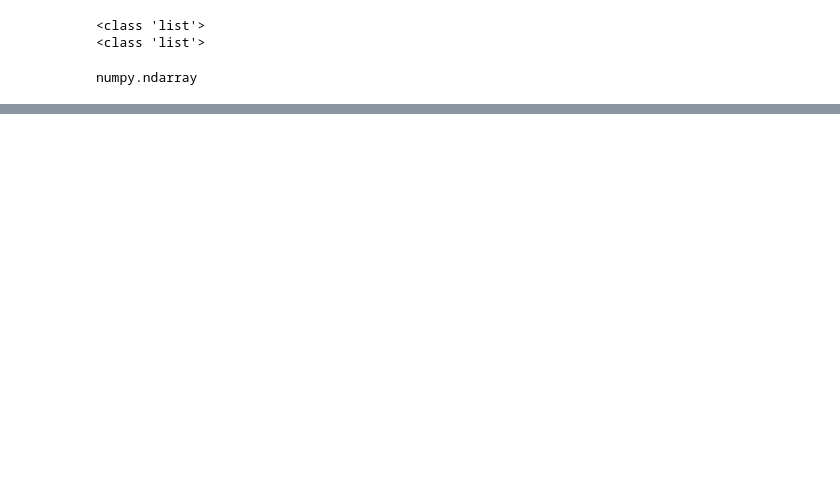
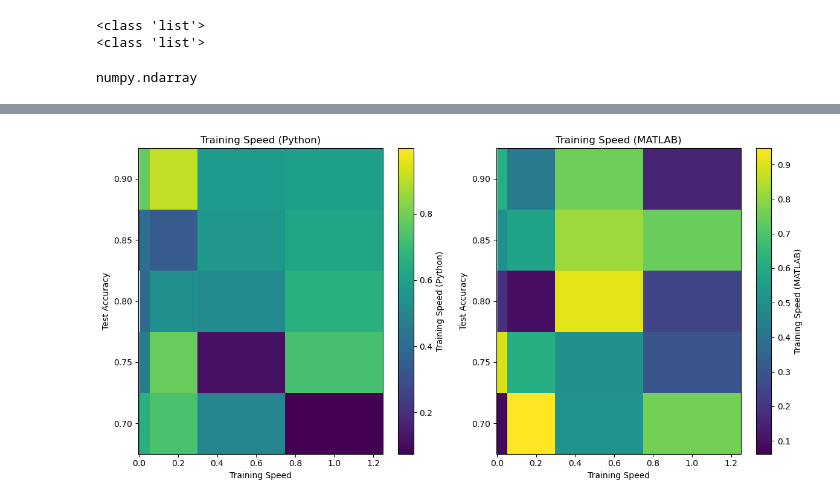
Before and after one commit to yumi-h-1/Predicting-Bank-Customer-Churn, a Jupyter notebook: NECO_groupwork/UAT2 of Credit_churn_rate.ipynb, the cells around one changed output, grey strips where cells are left out. Saved outputs shown, nothing was run; the diff lists cells and outputs as text; code cells hidden in the pictures; blank space fills up the shorter version.

```diff
--- a/NECO_groupwork/UAT2 of Credit_churn_rate.ipynb
+++ b/NECO_groupwork/UAT2 of Credit_churn_rate.ipynb
@@ -505,0 +644,37 @@ Fianl model - Testing set accuracy: 78.95%
+# %%
+import numpy as np
+import matplotlib.pyplot as plt
+
+# Example data for Python and MATLAB (replace with your actual data)
+python_training_speeds = np.random.rand(5, 5)  # Random values for training speeds
+matlab_training_speeds = np.random.rand(5, 5)  # Random values for training speeds
+test_accuracies = np.random.rand(5, 5)  # Random values for test accuracies
+
+# Training speeds and test accuracies for the meshgrid
+training_speeds = [0.001, 0.01, 0.1, 0.5, 1.0]  # Example training speeds
+test_accuracies = [0.7, 0.75, 0.8, 0.85, 0.9]  # Example test accuracies
+
+# Create meshgrid
+X, Y = np.meshgrid(training_speeds, test_accuracies)
+
+# Plot Python training speeds
+plt.figure(figsize=(12, 6))
+plt.subplot(1, 2, 1)
+plt.pcolor(X, Y, python_training_speeds, cmap='viridis', shading='auto')
+plt.colorbar(label='Training Speed (Python)')
+plt.title('Training Speed (Python)')
+plt.xlabel('Training Speed')
+plt.ylabel('Test Accuracy')
+
+# Plot MATLAB training speeds
+plt.subplot(1, 2, 2)
+plt.pcolor(X, Y, matlab_training_speeds, cmap='viridis', shading='auto')
+plt.colorbar(label='Training Speed (MATLAB)')
+plt.title('Training Speed (MATLAB)')
+plt.xlabel('Training Speed')
+plt.ylabel('Test Accuracy')
+
+plt.tight_layout()
+plt.show()
+# %% [output]
+[figure, added]
```
Also changed, not shown: parts of 46 cells of this notebook, 7 other files.
